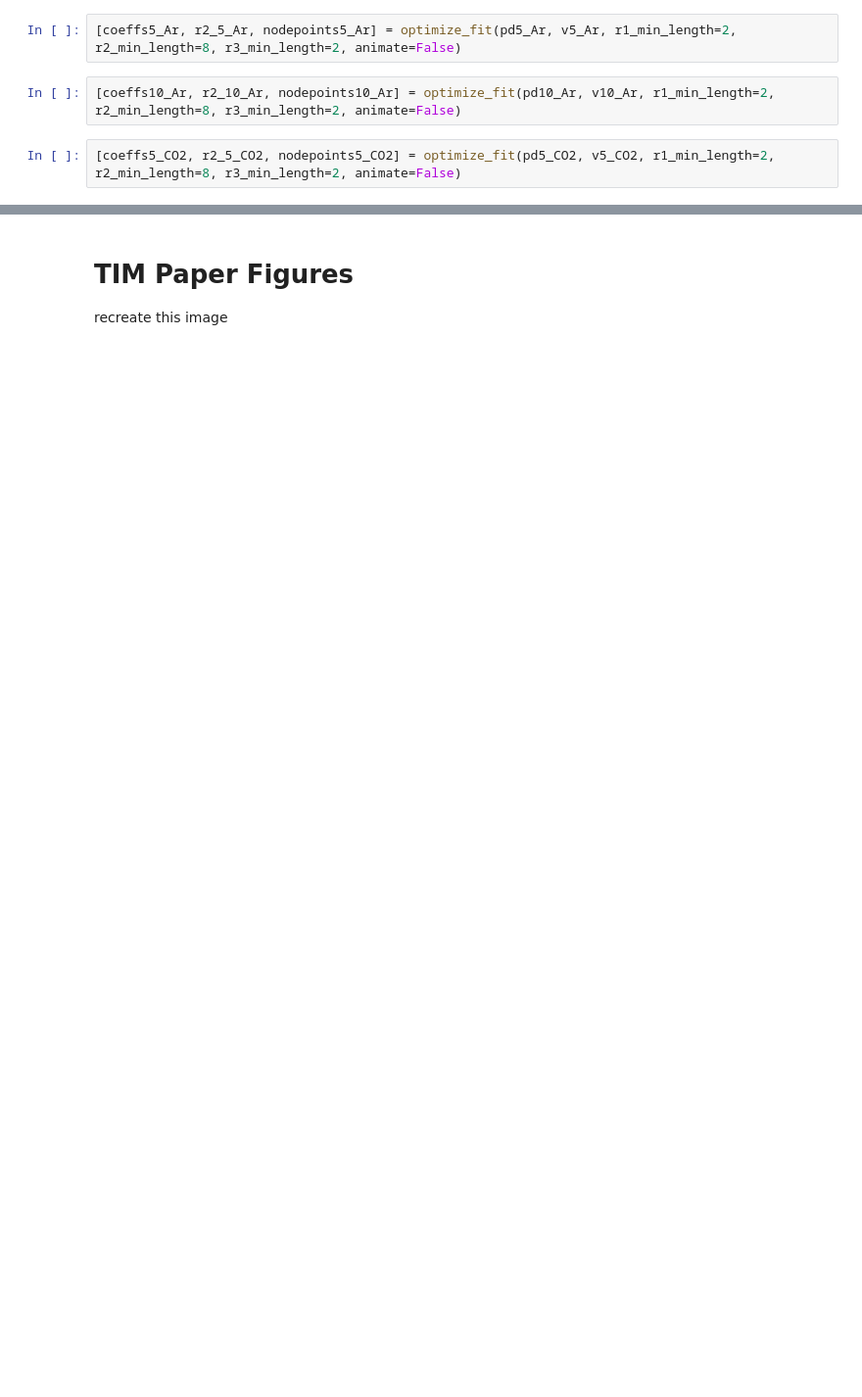
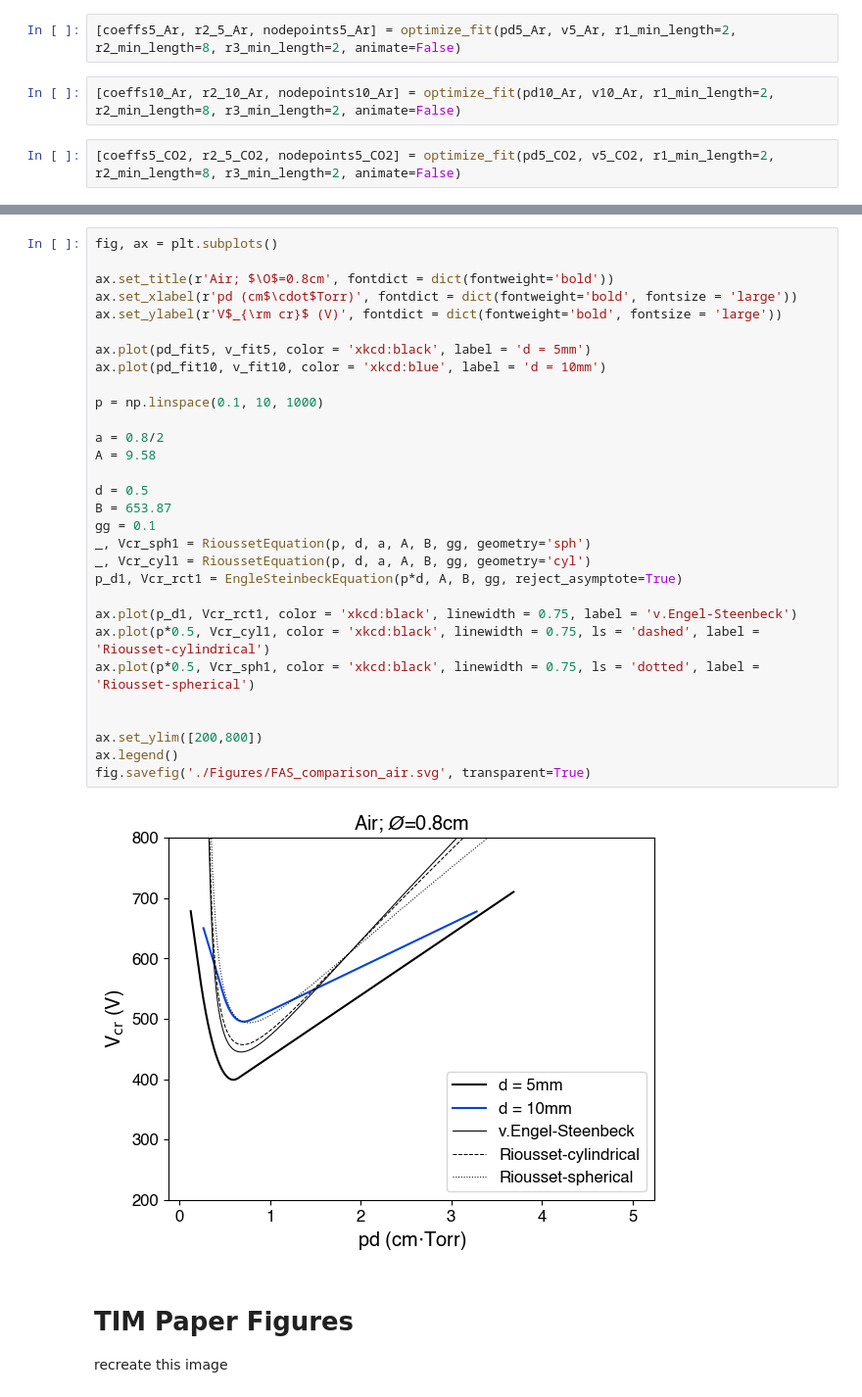
Before and after one commit to s-gerow/SAIL-Plasma, a Jupyter notebook: BeAMED/Test Scripts/FAS_analysis.ipynb, the cells around one changed output, grey strips where cells are left out. Shown at 98% size. Cells and saved outputs as stored; diff of their text form; blank space fills up the shorter version.

Commit message:
Updates FAS_analysis.ipynb
Generates new plots

```diff
--- a/BeAMED/Test Scripts/FAS_analysis.ipynb
+++ b/BeAMED/Test Scripts/FAS_analysis.ipynb
@@ -136,3 +183,35 @@ CO2
+# %%
+fig, ax = plt.subplots()
+
+ax.set_title(r'Air; $\O$=0.8cm', fontdict = dict(fontweight='bold'))
+ax.set_xlabel(r'pd (cm$\cdot$Torr)', fontdict = dict(fontweight='bold', fontsize = 'large'))
+ax.set_ylabel(r'V$_{\rm cr}$ (V)', fontdict = dict(fontweight='bold', fontsize = 'large'))
+
+ax.plot(pd_fit5, v_fit5, color = 'xkcd:black', label = 'd = 5mm')
+ax.plot(pd_fit10, v_fit10, color = 'xkcd:blue', label = 'd = 10mm')
+
+p = np.linspace(0.1, 10, 1000)
+
+a = 0.8/2
+A = 9.58
+
+d = 0.5
+B = 653.87
+gg = 0.1
+_, Vcr_sph1 = RioussetEquation(p, d, a, A, B, gg, geometry='sph')
+_, Vcr_cyl1 = RioussetEquation(p, d, a, A, B, gg, geometry='cyl')
+p_d1, Vcr_rct1 = EngleSteinbeckEquation(p*d, A, B, gg, reject_asymptote=True)
+
+ax.plot(p_d1, Vcr_rct1, color = 'xkcd:black', linewidth = 0.75, label = 'v.Engel-Steenbeck')
+ax.plot(p*0.5, Vcr_cyl1, color = 'xkcd:black', linewidth = 0.75, ls = 'dashed', label = 'Riousset-cylindrical')
+ax.plot(p*0.5, Vcr_sph1, color = 'xkcd:black', linewidth = 0.75, ls = 'dotted', label = 'Riousset-spherical')
+
+
+ax.set_ylim([200,800])
+ax.legend()
+fig.savefig('./Figures/FAS_comparison_air.svg', transparent=True)
+# %% [output]
+[figure, added]
 # %% [markdown]
 # TIM Paper Figures
 
```
Also changed, not shown: parts of 6 cells of this notebook, 1 other file.
